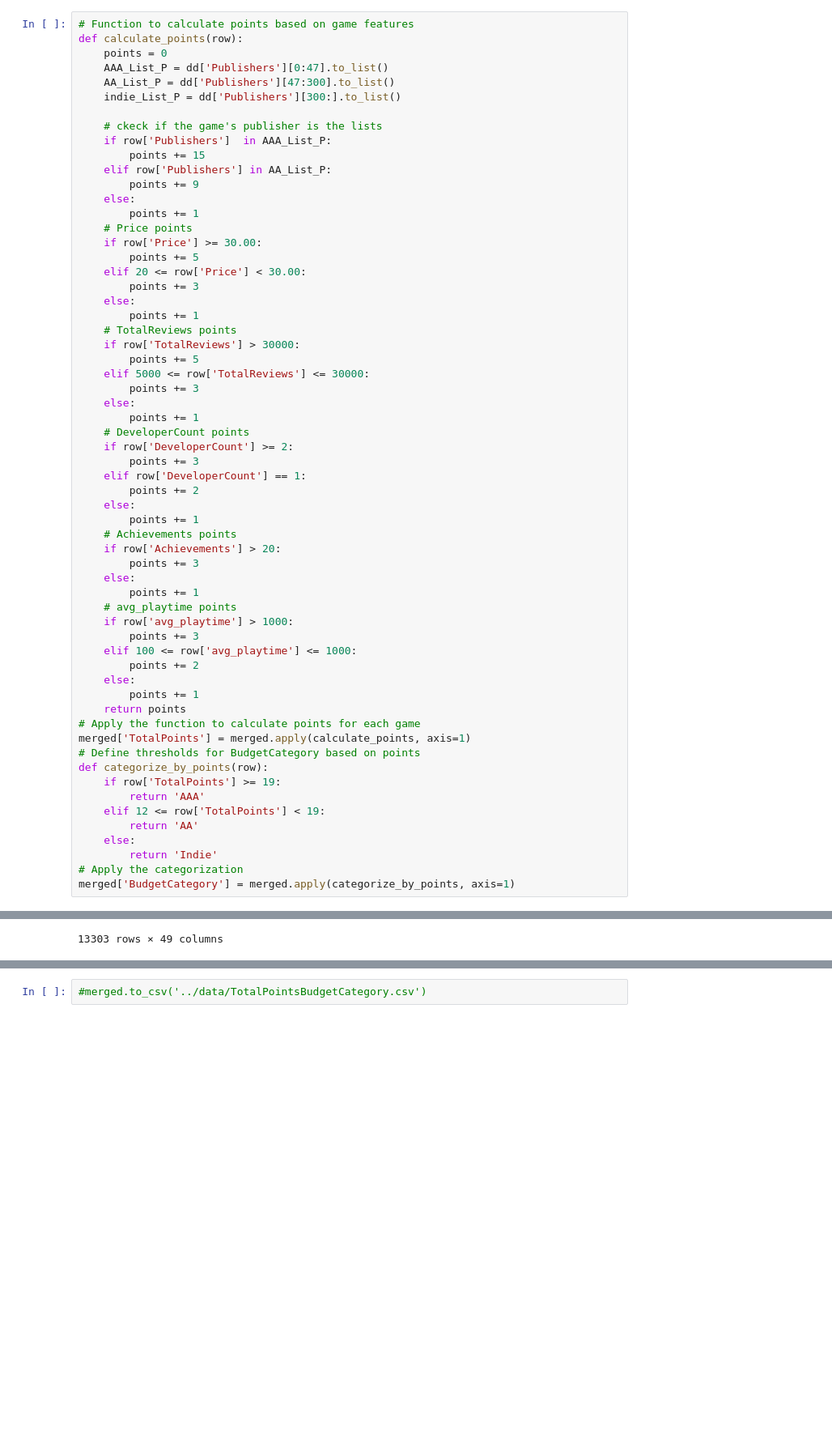
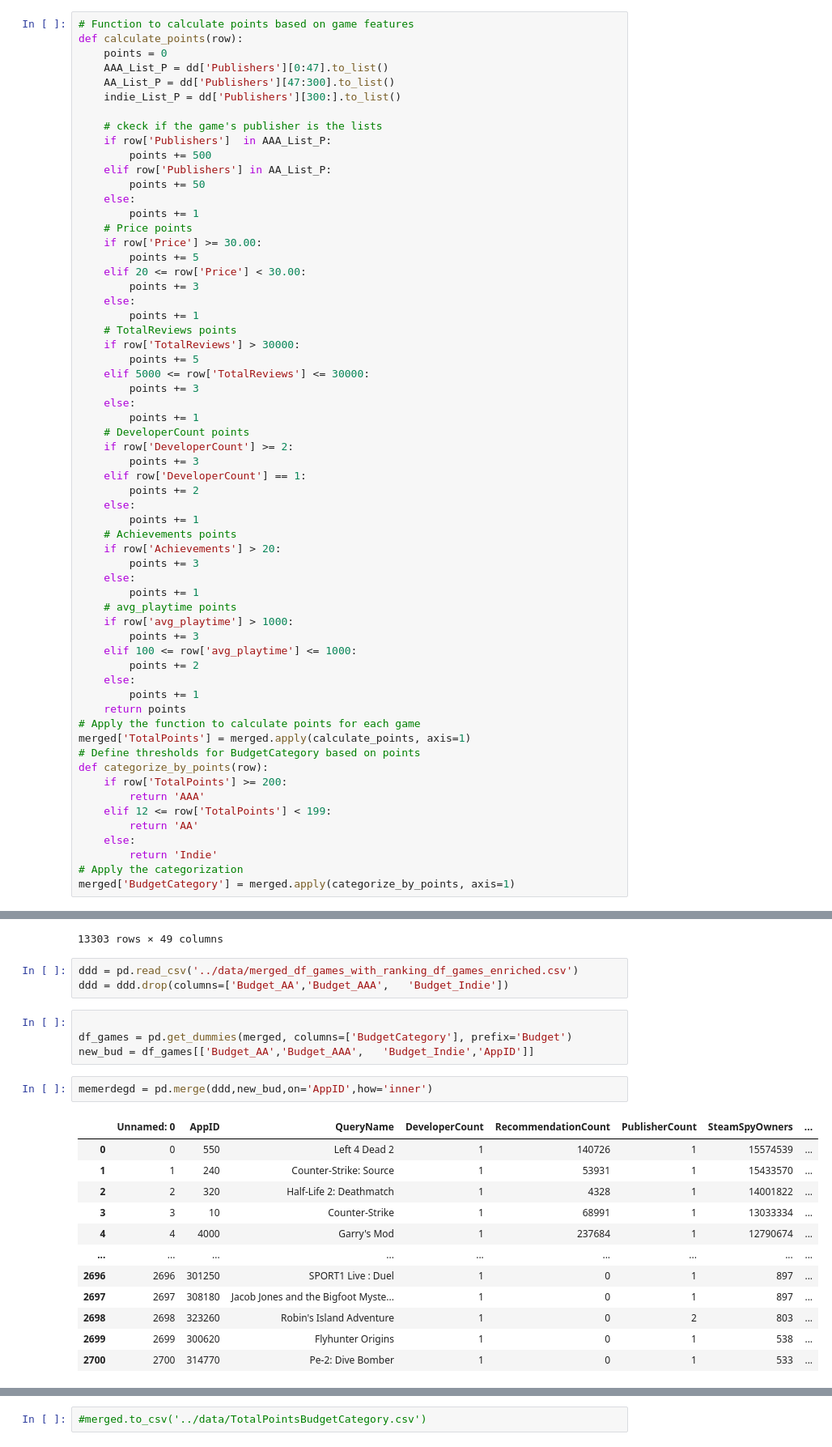
Before and after one commit to Sultan-Mm/AI-Insights-for-Video-Games, a Jupyter notebook: notebooks/modeling_osama.ipynb, the cells around one changed output, grey strips where cells are left out. Shown at 81% size. Drawn from its saved outputs; the diff is of its cells as text; blank space fills up the shorter version.

```diff
--- a/notebooks/modeling_osama.ipynb
+++ b/notebooks/modeling_osama.ipynb
@@ -1096,9 +1086,9 @@ def calculate_points(row):
 
     # ckeck if the game's publisher is the lists
     if row['Publishers']  in AAA_List_P:
-        points += 15
+        points += 500
     elif row['Publishers'] in AA_List_P:
-        points += 9
+        points += 50
     else:
         points += 1
     # Price points
@@ -1139,9 +1129,9 @@ def calculate_points(row):
 merged['TotalPoints'] = merged.apply(calculate_points, axis=1)
 # Define thresholds for BudgetCategory based on points
 def categorize_by_points(row):
-    if row['TotalPoints'] >= 19:
+    if row['TotalPoints'] >= 200:
         return 'AAA'
-    elif 12 <= row['TotalPoints'] < 19:
+    elif 12 <= row['TotalPoints'] < 199:
         return 'AA'
     else:
         return 'Indie'
@@ -1166,3 +1172,25 @@ merged.sort_values(by='TotalPoints')
 | 2079 | 2079 | 231430 | 2.0 | 0.000000 | 2.0 | 34.892179 | ... |
 | 25 | 25 | 730 | 0.0 | 5923.788382 | 0.0 | 439.656259 | ... |
 13303 rows × 49 columns
+# %%
+ddd = pd.read_csv('../data/merged_df_games_with_ranking_df_games_enriched.csv')
+ddd = ddd.drop(columns=['Budget_AA','Budget_AAA',	'Budget_Indie'])
+# %%
+
+df_games = pd.get_dummies(merged, columns=['BudgetCategory'], prefix='Budget')
+new_bud = df_games[['Budget_AA','Budget_AAA',	'Budget_Indie','AppID']]
+# %%
+memerdegd = pd.merge(ddd,new_bud,on='AppID',how='inner')
+# %% [output]
+|  | Unnamed: 0 | AppID | QueryName | DeveloperCount | RecommendationCount | PublisherCount | SteamSpyOwners | ... |
+| 0 | 0 | 550 | Left 4 Dead 2 | 1 | 140726 | 1 | 15574539 | ... |
+| 1 | 1 | 240 | Counter-Strike: Source | 1 | 53931 | 1 | 15433570 | ... |
+| 2 | 2 | 320 | Half-Life 2: Deathmatch | 1 | 4328 | 1 | 14001822 | ... |
+| 3 | 3 | 10 | Counter-Strike | 1 | 68991 | 1 | 13033334 | ... |
+| 4 | 4 | 4000 | Garry's Mod | 1 | 237684 | 1 | 12790674 | ... |
+| ... | ... | ... | ... | ... | ... | ... | ... | ... |
+| 2696 | 2696 | 301250 | SPORT1 Live : Duel | 1 | 0 | 1 | 897 | ... |
+| 2697 | 2697 | 308180 | Jacob Jones and the Bigfoot Myste... | 1 | 0 | 1 | 897 | ... |
+| 2698 | 2698 | 323260 | Robin's Island Adventure | 1 | 0 | 2 | 803 | ... |
+| 2699 | 2699 | 300620 | Flyhunter Origins | 1 | 0 | 1 | 538 | ... |
+| 2700 | 2700 | 314770 | Pe-2: Dive Bomber | 1 | 0 | 1 | 533 | ... |
```
Also changed, not shown: parts of 4 cells of this notebook, 4 other files.
